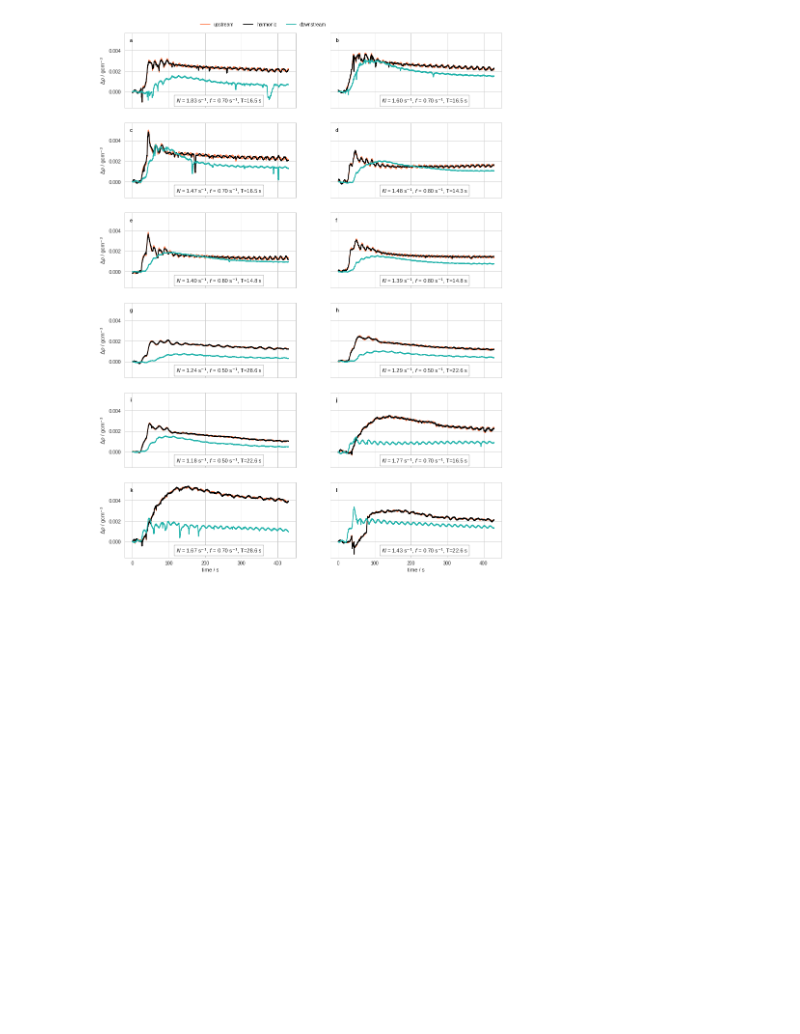
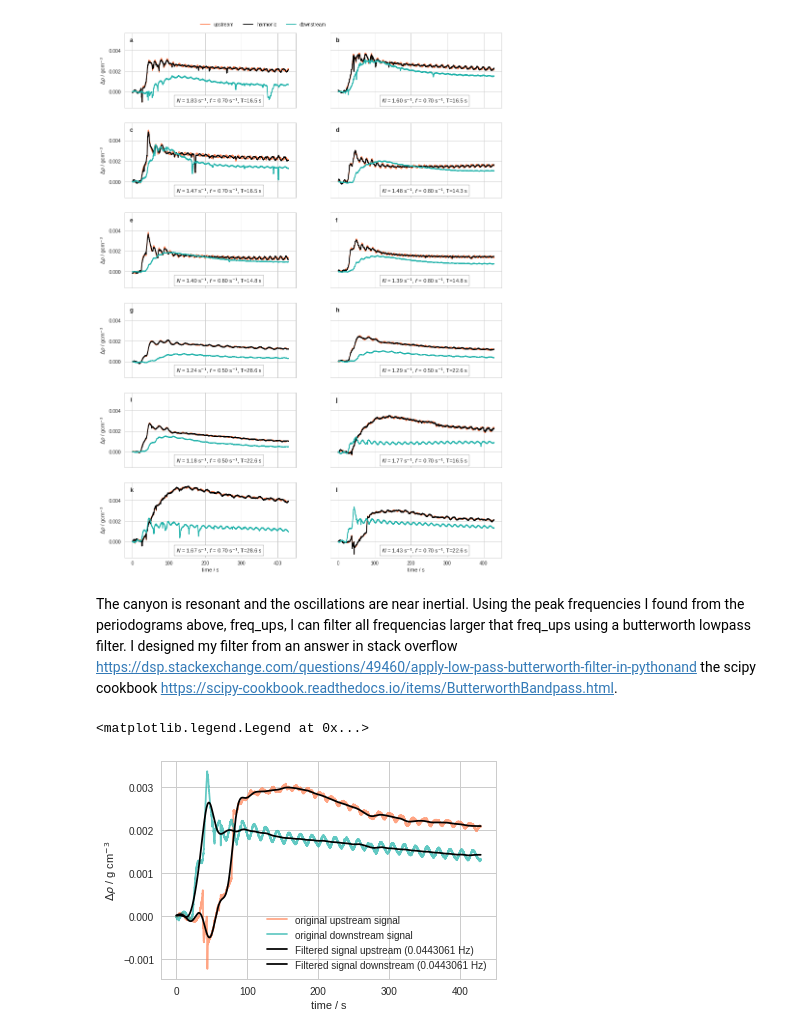
Before and after one commit to UBC-MOAD/MultipleCanyons, a Jupyter notebook: lab/Conduino/notebooks/Oscillations_II.ipynb, the cells around one changed output. Cells and saved outputs as stored; diff of their text form; code cells hidden in the pictures; blank space fills up the shorter version.

Commit message:
added low pass filter functions to coduino_tools an

```diff
--- a/lab/Conduino/notebooks/Oscillations_II.ipynb
+++ b/lab/Conduino/notebooks/Oscillations_II.ipynb
@@ -457,3 +458,42 @@ ax1.legend(ncol=3,bbox_to_anchor=(0,1.2))
 0.04430610450433625
 <matplotlib.legend.Legend at 0x...>
 [figure]
+# %% [markdown]
+The canyon is resonant and the oscillations are near inertial. Using the peak frequencies I found from the periodograms above, freq_ups, I can filter all frequencias larger that freq_ups using a butterworth lowpass filter. I designed my filter from an answer in stack overflow https://dsp.stackexchange.com/questions/49460/apply-low-pass-butterworth-filter-in-pythonand the scipy cookbook https://scipy-cookbook.readthedocs.io/items/ButterworthBandpass.html.
+# %%
+from scipy.signal import butter, filtfilt
+
+def butter_lowpass(lowcut, fs, order=5):
+    nyq = 0.5 * fs
+    low = lowcut / nyq
+    b, a = butter(order, low, btype='low')
+    return b, a
+
+
+def butter_lowpass_filter(data, lowcut, fs, order=5):
+    b, a = butter_lowpass(lowcut, fs, order=order)
+    y = filtfilt(b, a, data)
+    return y
+
+
+# Sample rate and desired cutoff frequencies (in Hz).
+fs = samp_freq
+lowcut = freq
+
+# Using the values of the last experiment from the loop: dens1, dens2, freq
+y_ups = butter_lowpass_filter(dens1-dens1[0], lowcut, fs, order=5)
+y_dns = butter_lowpass_filter(dens2-dens2[0], lowcut, fs, order=5)
+
+fig, ax = plt.subplots(1, 1, figsize=(6,4))
+ax.plot(time,dens1-dens1[0], alpha=0.7, color='coral', label='original upstream signal')
+ax.plot(time,dens2-dens2[0], alpha=0.7, color='lightseagreen',label='original downstream signal')
+
+ax.plot(time, y_ups, color='k', label='Filtered signal upstream (%g Hz)' % f0)
+ax.plot(time, y_dns, color='k',label='Filtered signal downstream (%g Hz)' % f0)
+
+ax.set_xlabel('time / s')
+ax.set_ylabel(r'$\Delta \rho$ / g cm$^{-3}$')
+ax.legend()
+# %% [output]
+<matplotlib.legend.Legend at 0x...>
+[figure, added]
```
Also changed, not shown: parts of 4 cells of this notebook, 1 other file.
